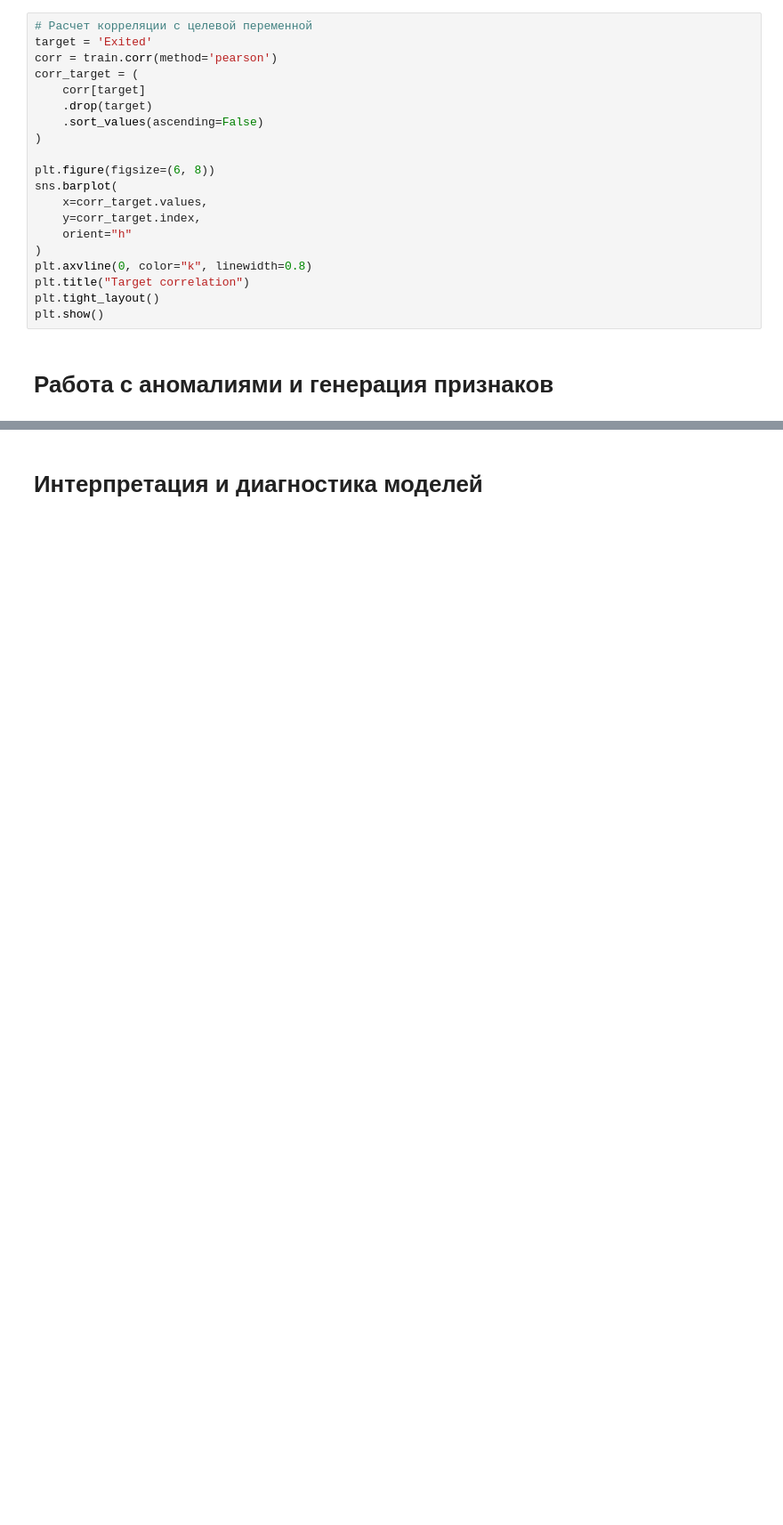
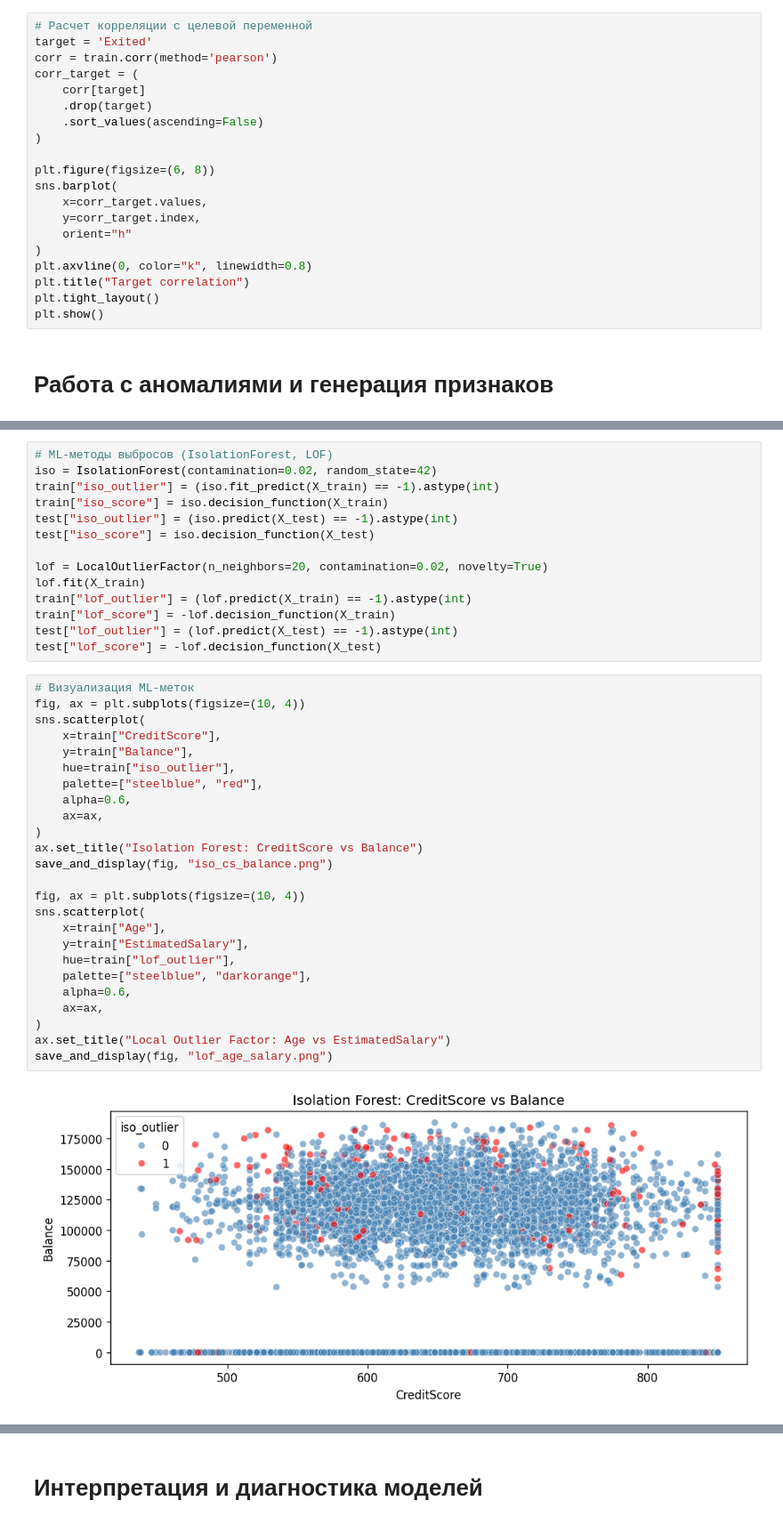
Before and after one commit to lkazumin/Final_ML_project, a Jupyter notebook: Final_project.ipynb, the cells around one changed output, grey strips where cells are left out. Shown at 89% size. Saved outputs shown, nothing was run; the diff lists cells and outputs as text; blank space fills up the shorter version.

```diff
--- a/Final_project.ipynb
+++ b/Final_project.ipynb
@@ -132,0 +300,41 @@ plt.show()
+# %%
+# ML-методы выбросов (IsolationForest, LOF)
+iso = IsolationForest(contamination=0.02, random_state=42)
+train["iso_outlier"] = (iso.fit_predict(X_train) == -1).astype(int)
+train["iso_score"] = iso.decision_function(X_train)
+test["iso_outlier"] = (iso.predict(X_test) == -1).astype(int)
+test["iso_score"] = iso.decision_function(X_test)
+
+lof = LocalOutlierFactor(n_neighbors=20, contamination=0.02, novelty=True)
+lof.fit(X_train)
+train["lof_outlier"] = (lof.predict(X_train) == -1).astype(int)
+train["lof_score"] = -lof.decision_function(X_train)
+test["lof_outlier"] = (lof.predict(X_test) == -1).astype(int)
+test["lof_score"] = -lof.decision_function(X_test)
+# %%
+# Визуализация ML-меток
+fig, ax = plt.subplots(figsize=(10, 4))
+sns.scatterplot(
+    x=train["CreditScore"],
+    y=train["Balance"],
+    hue=train["iso_outlier"],
+    palette=["steelblue", "red"],
+    alpha=0.6,
+    ax=ax,
+)
+ax.set_title("Isolation Forest: CreditScore vs Balance")
+save_and_display(fig, "iso_cs_balance.png")
+
+fig, ax = plt.subplots(figsize=(10, 4))
+sns.scatterplot(
+    x=train["Age"],
+    y=train["EstimatedSalary"],
+    hue=train["lof_outlier"],
+    palette=["steelblue", "darkorange"],
+    alpha=0.6,
+    ax=ax,
+)
+ax.set_title("Local Outlier Factor: Age vs EstimatedSalary")
+save_and_display(fig, "lof_age_salary.png")
+# %% [output]
+[figure, added]
```
Also changed, not shown: parts of 14 cells of this notebook.
